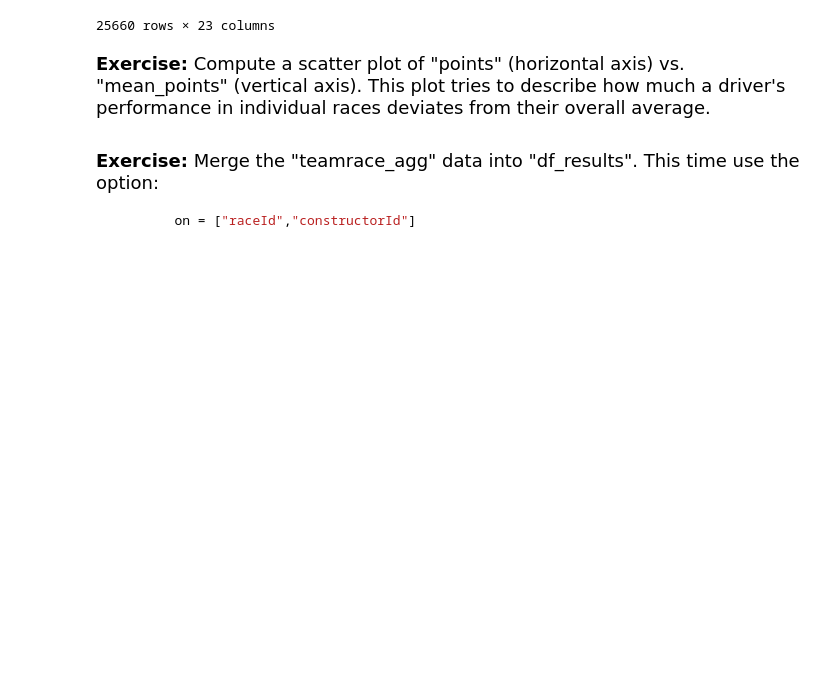
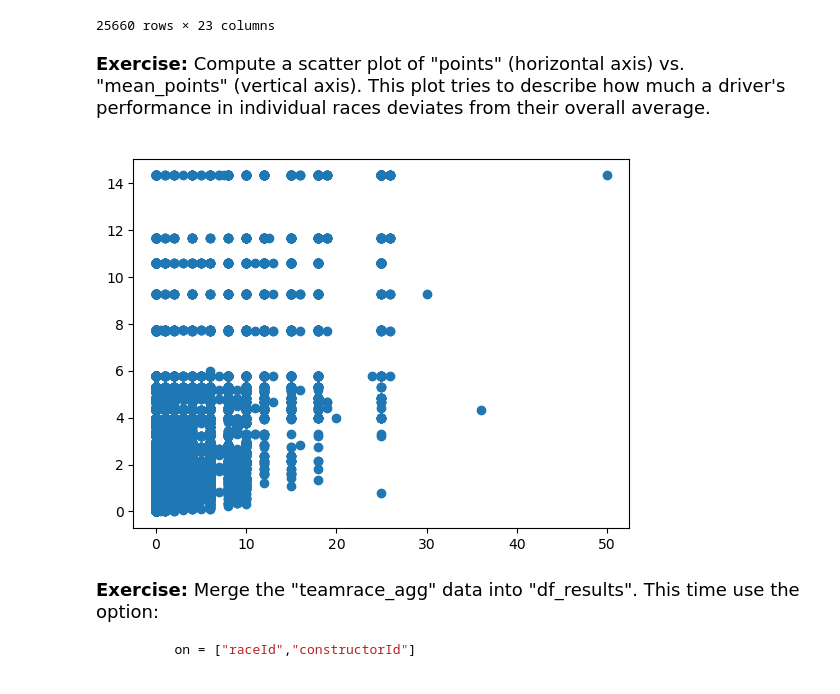
Before and after one commit to JillianKoenig/qtm151fall2025, a Jupyter notebook: Lecture_15-grouping_aggregating_merging/Lecture15 copy.ipynb, the cells around one changed output. Cells and saved outputs as stored; diff of their text form; code cells hidden in the pictures; blank space fills up the shorter version.

```diff
--- a/Lecture_15-grouping_aggregating_merging/Lecture15 copy.ipynb
+++ b/Lecture_15-grouping_aggregating_merging/Lecture15 copy.ipynb
@@ -684,6 +684,10 @@ results_merge
 **Exercise:** Compute a scatter plot of "points" (horizontal axis) vs. "mean_points" (vertical axis). This plot tries to describe how much a driver's performance in individual races deviates from their overall average.
 # %%
 # your code here
+plt.scatter(x=results_merge["points"], y=results_merge["mean_points"])
+plt.show()
+# %% [output]
+[figure, added]
 # %% [markdown]
 <font size = "4">
 
```
Also changed, not shown: parts of 1 cell of this notebook, 1 other file.
